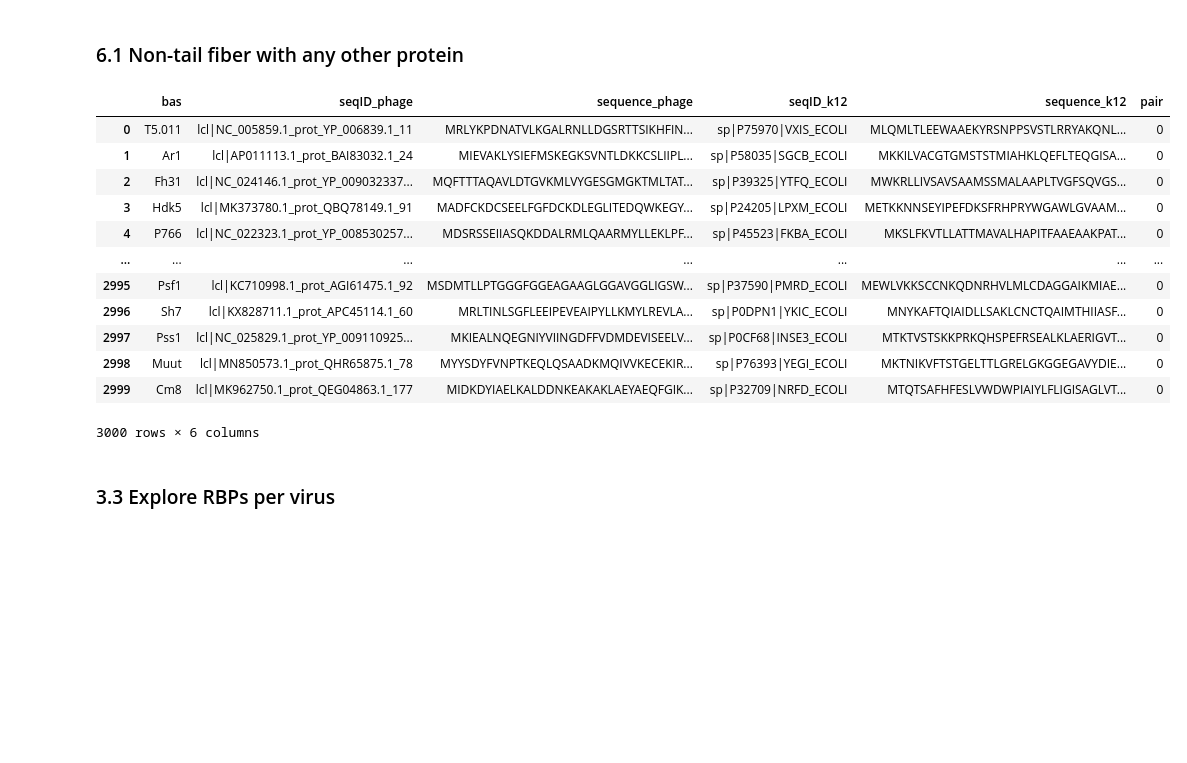
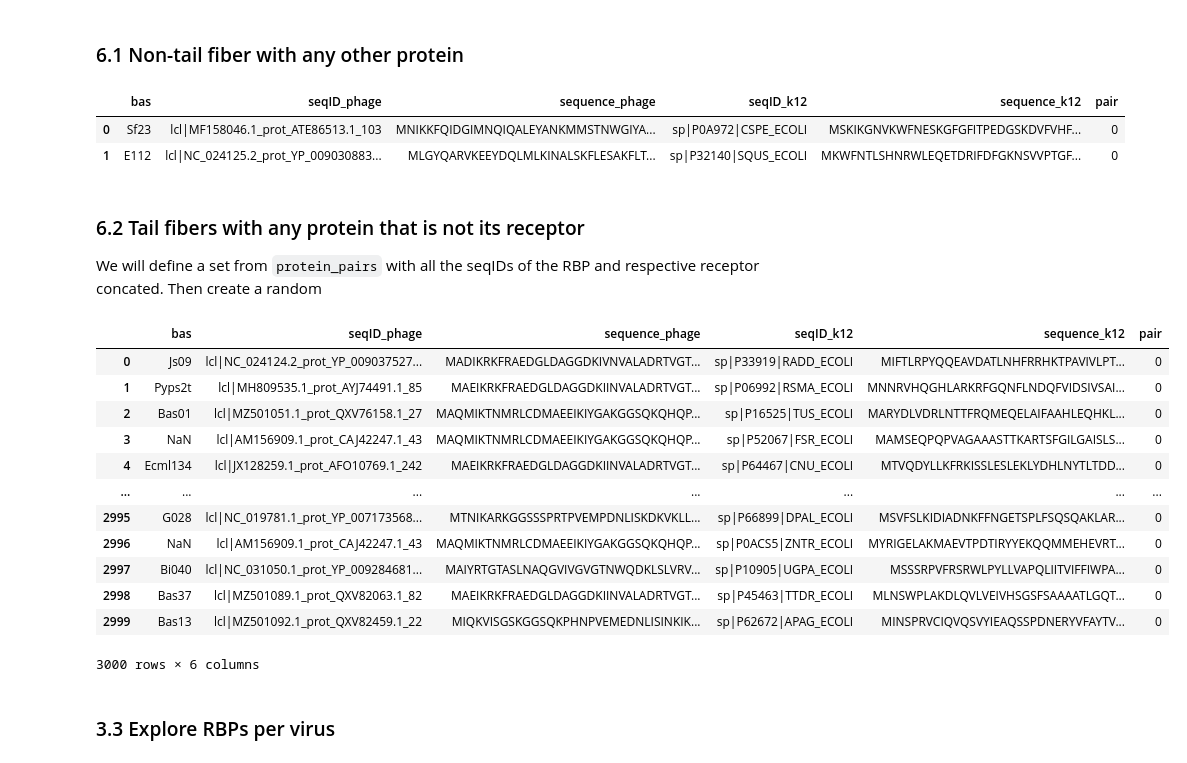
Before and after one commit to Drivahah/Predicting-phage-host-interaction-with-Language-Models, a Jupyter notebook: notebooks/02_transform_data.ipynb, the cells around one changed output. Cells and saved outputs as stored; diff of their text form; code cells hidden in the pictures; blank space fills up the shorter version.

Commit message:
Tail fiber neg pairs

```diff
--- a/notebooks/02_transform_data.ipynb
+++ b/notebooks/02_transform_data.ipynb
@@ -179,6 +179,9 @@ receptors_k12 = receptors.merge(k12_proteome, how='inner', left_on='receptor_pro
 # Drop GN_lower and receptor_protein_lower and order by bas
 receptors_k12.drop(columns=['GN_lower', 'receptor_protein_lower'], inplace=True)
 receptors_k12.sort_values(by=['bas'], inplace=True)
+
+# Drop GN_k12 and GN_lower in k12_proteome
+k12_proteome.drop(columns=['GN_k12', 'GN_lower'], inplace=True)
 # %%
 display(receptors_k12.head())
 display(receptors_k12.shape)
@@ -659,9 +663,9 @@ A big number of protein pairs can be obtained from all the possible combinations
 # %% [markdown]
 ### 6.1 Non-tail fiber with any other protein
 # %%
-def random_concatenation(df_left, df_right, n_entries=3000):
+def random_concatenation(df_left, df_right, n_entries=3000, exclude_df=None):
     """
-    This function takes two dataframes and returns a dataframe with n random pairings of the two dataframes.
+    This function takes two dataframes and returns a dataframe with n random pairings of the two dataframes without duplicates.
     The function takes the following arguments:
     - df_left: dataframe
     - df_right: dataframe
@@ -672,33 +676,45 @@ def random_concatenation(df_left, df_right, n_entries=3000):
     df_right_sample = df_right.sample(n_entries, replace=True)
 
     # Concatenate the selected entries into a new dataframe
-    pairings= pd.concat([df_left_sample.reset_index(drop=True), df_right_sample.reset_index(drop=True)], axis=1)
+    pairings = pd.concat([df_left_sample.reset_index(drop=True), df_right_sample.reset_index(drop=True)], axis=1)
+
+    # Add the exclude_df to the pairings
+    if exclude_df is not None:
+        n_rows_exclude = len(exclude_df)
+        pairings = pd.concat([exclude_df, pairings], axis=0)
+
+    # Drop duplicates
+    while len(pairings) != len(pairings.drop_duplicates()):
+        new_samples = len(pairings) - len(pairings.drop_duplicates())
+        pairings.drop_duplicates(inplace=True)
+        df_left_sample = df_left.sample(new_samples, replace=True)
+        df_right_sample = df_right.sample(new_samples, replace=True)
+        new_pairings = pd.concat([df_left_sample.reset_index(drop=True), df_right_sample.reset_index(drop=True)], axis=1)
+        pairings = pd.concat([pairings, new_pairings], axis=0)
+
+    # Remove the exclude_df from the pairings
+    if exclude_df is not None:
+        pairings = pairings.iloc[n_rows_exclude:, :]
+
+    # Reset index
+    pairings.reset_index(drop=True, inplace=True)
 
     # Return the resulting dataframe
     return pairings
 # %%
 # Concatenate side by side random entries from basel_proteome (others) and k12_proteome
-other_n_samples = 3000
-other_neg_pairs = random_concatenation(basel_proteome[basel_proteome['seqID_phage'].isin(phage_set['others'])], k12_proteome, n_entries=other_n_samples)
-
-# Drop GN_k12 and GN_lower
-other_neg_pairs.drop(columns=['GN_k12', 'GN_lower'], inplace=True)
+other_neg_n_samples = 3000
+other_neg_pairs = random_concatenation(basel_proteome[basel_proteome['seqID_phage'].isin(phage_set['others'])], k12_proteome, n_entries=other_neg_n_samples)
 
 # Add a column 'pair' with value 0
 other_neg_pairs['pair'] = 0
 # %%
-display(other_neg_pairs)
+display(other_neg_pairs.head(2))
 # %% [output]
 |  | bas | seqID_phage | sequence_phage | seqID_k12 | sequence_k12 | pair |
-| 0 | T5.011 | lcl|NC_005859.1_prot_YP_006839.1_11 | MRLYKPDNATVLKGALRNLLDGSRTTSIKHFIN... | sp|P75970|VXIS_ECOLI | MLQMLTLEEWAAEKYRSNPPSVSTLRRYAKQNL... | 0 |
-| 1 | Ar1 | lcl|AP011113.1_prot_BAI83032.1_24 | MIEVAKLYSIEFMSKEGKSVNTLDKKCSLIIPL... | sp|P58035|SGCB_ECOLI | MKKILVACGTGMSTSTMIAHKLQEFLTEQGISA... | 0 |
-| 2 | Fh31 | lcl|NC_024146.1_prot_YP_009032337... | MQFTTTAQAVLDTGVKMLVYGESGMGKTMLTAT... | sp|P39325|YTFQ_ECOLI | MWKRLLIVSAVSAAMSSMALAAPLTVGFSQVGS... | 0 |
-| 3 | Hdk5 | lcl|MK373780.1_prot_QBQ78149.1_91 | MADFCKDCSEELFGFDCKDLEGLITEDQWKEGY... | sp|P24205|LPXM_ECOLI | METKKNNSEYIPEFDKSFRHPRYWGAWLGVAAM... | 0 |
-| 4 | P766 | lcl|NC_022323.1_prot_YP_008530257... | MDSRSSEIIASQKDDALRMLQAARMYLLEKLPF... | sp|P45523|FKBA_ECOLI | MKSLFKVTLLATTMAVALHAPITFAAEAAKPAT... | 0 |
-| ... | ... | ... | ... | ... | ... | ... |
-| 2995 | Psf1 | lcl|KC710998.1_prot_AGI61475.1_92 | MSDMTLLPTGGGFGGEAGAAGLGGAVGGLIGSW... | sp|P37590|PMRD_ECOLI | MEWLVKKSCCNKQDNRHVLMLCDAGGAIKMIAE... | 0 |
-| 2996 | Sh7 | lcl|KX828711.1_prot_APC45114.1_60 | MRLTINLSGFLEEIPEVEAIPYLLKMYLREVLA... | sp|P0DPN1|YKIC_ECOLI | MNYKAFTQIAIDLLSAKLCNCTQAIMTHIIASF... | 0 |
-| 2997 | Pss1 | lcl|NC_025829.1_prot_YP_009110925... | MKIEALNQEGNIYVIINGDFFVDMDEVISEELV... | sp|P0CF68|INSE3_ECOLI | MTKTVSTSKKPRKQHSPEFRSEALKLAERIGVT... | 0 |
-| 2998 | Muut | lcl|MN850573.1_prot_QHR65875.1_78 | MYYSDYFVNPTKEQLQSAADKMQIVVKECEKIR... | sp|P76393|YEGI_ECOLI | MKTNIKVFTSTGELTTLGRELGKGGEGAVYDIE... | 0 |
-| 2999 | Cm8 | lcl|MK962750.1_prot_QEG04863.1_177 | MIDKDYIAELKALDDNKEAKAKLAEYAEQFGIK... | sp|P32709|NRFD_ECOLI | MTQTSAFHFESLVWDWPIAIYLFLIGISAGLVT... | 0 |
+| 0 | Sf23 | lcl|MF158046.1_prot_ATE86513.1_103 | MNIKKFQIDGIMNQIQALEYANKMMSTNWGIYA... | sp|P0A972|CSPE_ECOLI | MSKIKGNVKWFNESKGFGFITPEDGSKDVFVHF... | 0 |
+| 1 | E112 | lcl|NC_024125.2_prot_YP_009030883... | MLGYQARVKEEYDQLMLKINALSKFLESAKFLT... | sp|P32140|SQUS_ECOLI | MKWFNTLSHNRWLEQETDRIFDFGKNSVVPTGF... | 0 |
-3000 rows × 6 columns
+# %% [markdown]
+### 6.2 Tail fibers with any protein that is not its receptor
+We will define a set from `protein_pairs` with all the seqIDs of the RBP and respective receptor concated.
+Then create a random
@@ -705,3 +732,19 @@ display(other_neg_pairs)
+# %%
+display(tail_fibers_neg_pairs)
+# %% [output]
+|  | bas | seqID_phage | sequence_phage | seqID_k12 | sequence_k12 | pair |
+| 0 | Js09 | lcl|NC_024124.2_prot_YP_009037527... | MADIKRKFRAEDGLDAGGDKIVNVALADRTVGT... | sp|P33919|RADD_ECOLI | MIFTLRPYQQEAVDATLNHFRRHKTPAVIVLPT... | 0 |
+| 1 | Pyps2t | lcl|MH809535.1_prot_AYJ74491.1_85 | MAEIKRKFRAEDGLDAGGDKIINVALADRTVGT... | sp|P06992|RSMA_ECOLI | MNNRVHQGHLARKRFGQNFLNDQFVIDSIVSAI... | 0 |
+| 2 | Bas01 | lcl|MZ501051.1_prot_QXV76158.1_27 | MAQMIKTNMRLCDMAEEIKIYGAKGGSQKQHQP... | sp|P16525|TUS_ECOLI | MARYDLVDRLNTTFRQMEQELAIFAAHLEQHKL... | 0 |
+| 3 | NaN | lcl|AM156909.1_prot_CAJ42247.1_43 | MAQMIKTNMRLCDMAEEIKIYGAKGGSQKQHQP... | sp|P52067|FSR_ECOLI | MAMSEQPQPVAGAAASTTKARTSFGILGAISLS... | 0 |
+| 4 | Ecml134 | lcl|JX128259.1_prot_AFO10769.1_242 | MAEIKRKFRAEDGLDAGGDKIINVALADRTVGT... | sp|P64467|CNU_ECOLI | MTVQDYLLKFRKISSLESLEKLYDHLNYTLTDD... | 0 |
+| ... | ... | ... | ... | ... | ... | ... |
+| 2995 | G028 | lcl|NC_019781.1_prot_YP_007173568... | MTNIKARKGGSSSPRTPVEMPDNLISKDKVKLL... | sp|P66899|DPAL_ECOLI | MSVFSLKIDIADNKFFNGETSPLFSQSQAKLAR... | 0 |
+| 2996 | NaN | lcl|AM156909.1_prot_CAJ42247.1_43 | MAQMIKTNMRLCDMAEEIKIYGAKGGSQKQHQP... | sp|P0ACS5|ZNTR_ECOLI | MYRIGELAKMAEVTPDTIRYYEKQQMMEHEVRT... | 0 |
+| 2997 | Bi040 | lcl|NC_031050.1_prot_YP_009284681... | MAIYRTGTASLNAQGVIVGVGTNWQDKLSLVRV... | sp|P10905|UGPA_ECOLI | MSSSRPVFRSRWLPYLLVAPQLIITVIFFIWPA... | 0 |
+| 2998 | Bas37 | lcl|MZ501089.1_prot_QXV82063.1_82 | MAEIKRKFRAEDGLDAGGDKIINVALADRTVGT... | sp|P45463|TTDR_ECOLI | MLNSWPLAKDLQVLVEIVHSGSFSAAAATLGQT... | 0 |
+| 2999 | Bas13 | lcl|MZ501092.1_prot_QXV82459.1_22 | MIQKVISGSKGGSQKPHNPVEMEDNLISINKIK... | sp|P62672|APAG_ECOLI | MINSPRVCIQVQSVYIEAQSSPDNERYVFAYTV... | 0 |
+3000 rows × 6 columns
 # %% [markdown]
 ### 3.3 Explore RBPs per virus
 # %%
```
Also changed, not shown: parts of 3 cells of this notebook.
